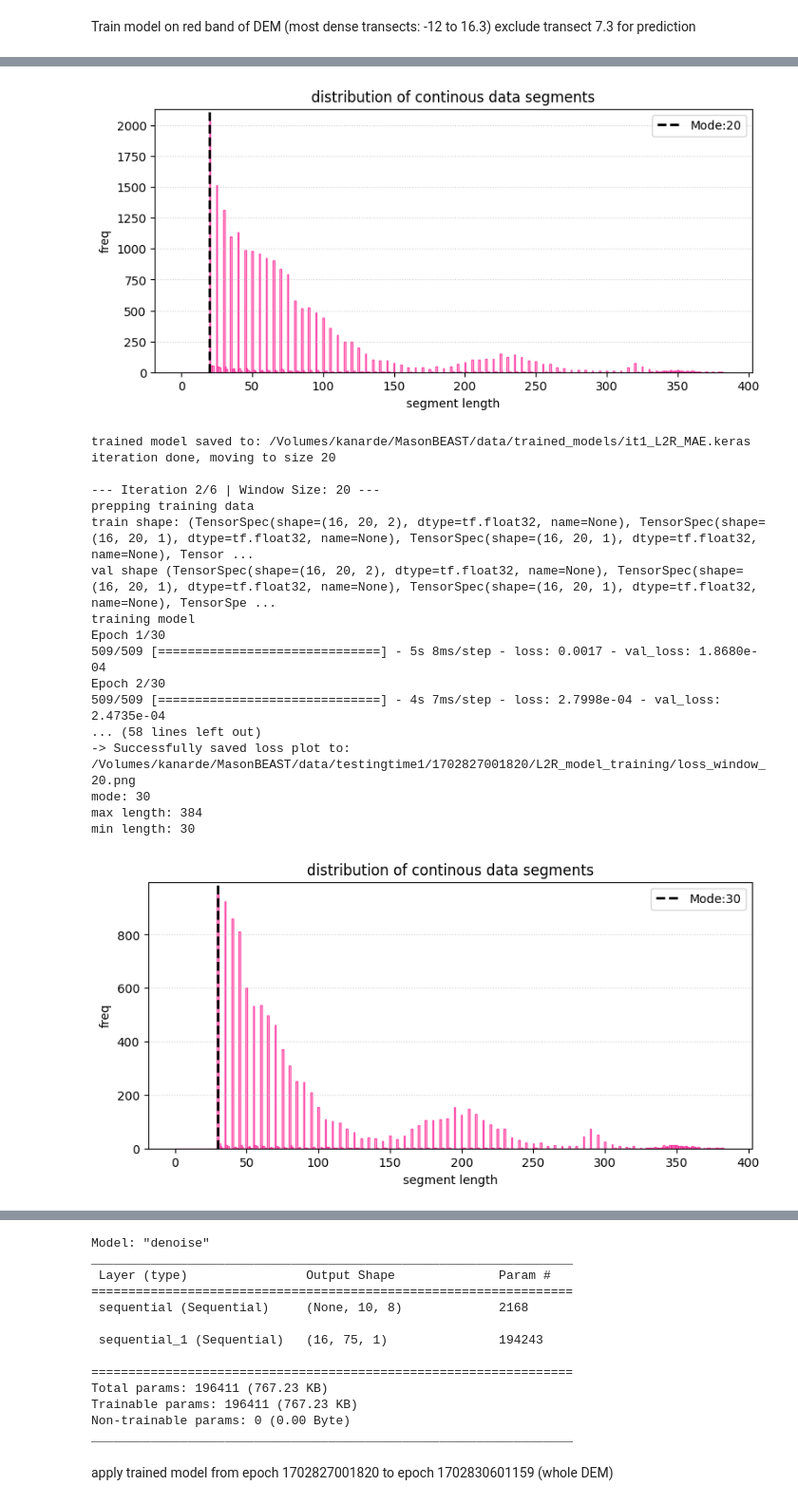
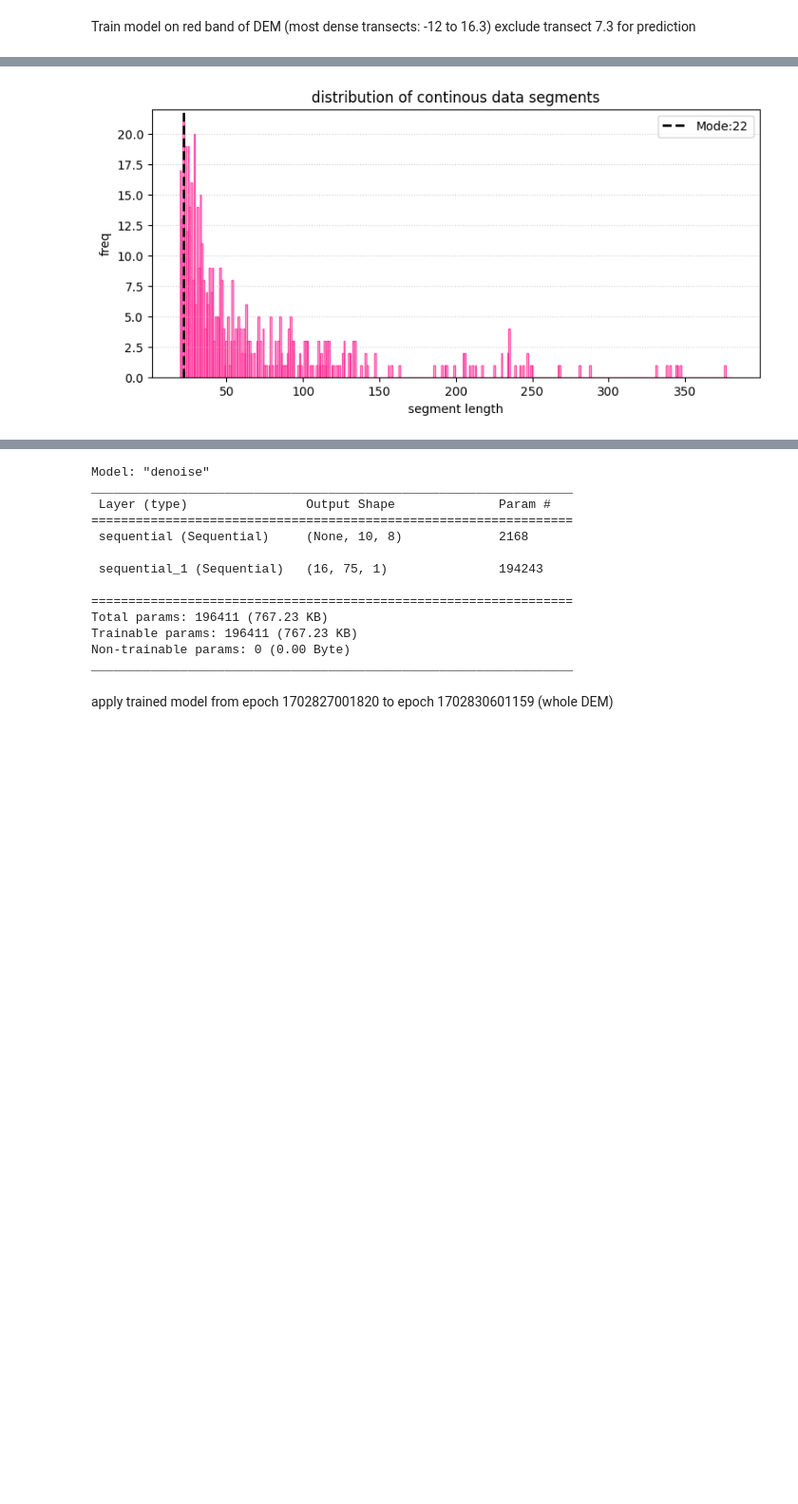
Before and after one commit to NCSU-CHAZ/MasonBEAST, a Jupyter notebook: testingtime1.ipynb, the cells around one changed output, grey strips where cells are left out. Shown at 95% size. Saved outputs shown, nothing was run; the diff lists cells and outputs as text; code cells hidden in the pictures; blank space fills up the shorter version.

Commit message:
only predict on training_ds in train_MAE

```diff
--- a/testingtime1.ipynb
+++ b/testingtime1.ipynb
@@ -265,13 +263,15 @@ def define_L2R_functions():
     def is_gap_too_big(mask,window_size):
         mask_str="".join(mask.astype(int).astype(str))
         return "0"*window_size in mask_str
-    def run_MAE(window_size,train_ds,val_ds, epochs=20):
+    def run_MAE(window_size,train_ds,val_ds, epochs=20,model=None):
         # inirialize model
-        model=Denoise(window_size=window_size)
-        #optimizer_tuned=Adam(learning_rate=1e-4)
-        model.compile(optimizer='adam')
+        if model is None:
+            model=Denoise(window_size=window_size)
+            model.compile(optimizer='adam')
+        else:
+            print("training on pre-existing model")
+            model.compile(optimizer='adam')
 
-        #print(f"Training started for window size: {window_size} (train shape: {train_ds.shape})")
         history=model.fit(train_ds, validation_data=val_ds, epochs=epochs, verbose=1)
         return model, history
 
@@ -428,7 +428,7 @@ def define_L2R_functions():
 # %%
 def define_plotting_functions():
     from collections import Counter
-    def reeval_and_hist(active_mask_df,min_length,target_val=0,plot_histogram=True,stage_label=""):
+    def reeval_and_hist(active_mask_df,min_length,target_val=0,plot_histogram=True,stage_label="",savepath=""):
         # functiin to histogram after reconstruction
         mask_matrix=active_mask_df.values
         spatial_pts,tsteps=mask_matrix.shape
@@ -457,15 +457,18 @@ def define_plotting_functions():
 
         if plot_histogram:
             plt.figure(figsize=(9,4))
-            plt.hist(filtered_lengths,bins=np.arange(min(all_window_lengths)-0.5, max(all_window_lengths)+0.5,1),color='pink',edgecolor='deeppink',alpha=0.7)
+            plt.hist(filtered_lengths,bins=np.arange(min(filtered_lengths)-0.5, max(filtered_lengths)+0.5,1),color='pink',edgecolor='deeppink',alpha=0.7)
             plt.axvline(mode_size,color='black',linestyle='--',linewidth=2,label=f'Mode:{mode_size}')
             plt.title(f'distribution of continous data segments')
             plt.xlabel('segment length')
             plt.ylabel('freq')
             plt.legend()
             plt.grid(axis='y',linestyle=':',alpha=0.6)
-            plt.savefig("histogram_of_windows.png")
+            filename=f"histogram_{stage_label}.png"
+            filepath=os.path.join(savepath,filename)
+            plt.savefig(filepath,bbox_inches='tight')
             plt.show()
+            plt.close()
             return mode_size
 
     def save_stage_video_animation(orig_full_df, recon_no_dune_df, window_size, stage_dir="stage_outputs", interval=500):
@@ -789,12 +835,15 @@ sorted_1820=pd.concat(sorted_1820.values(), keys=sorted_1820.keys())
 sorted_1941=pd.concat(sorted_1941.values(), keys=sorted_1941.keys())
 # %%
 savepath=os.path.join(savepath1820,'L2R_model_training/')
-reconstructed_df,pipeline_history,stages_zoo,MAE_trained,window_size=train_MAE(
+reconstructed_df,pipeline_history,stages_zoo,window_size=train_MAE(
     ds=sorted_1820.iloc[200:,:],
     exclude_tran='7.3',
-    num_training=[-12,16.3],
-    iterations=6,
+    num_training=[0,3], # should be -12 to 16.3 but for testing
+    iterations=8,
     window_size=10,
     savepath=savepath,
-    modelsavepath=modelsavepath)
+    modelsavepath=modelsavepath,
+    initialmodel=None,
+    start_iteration=1
+    )
 # %% [output]
@@ -817,20 +866,2 @@ max length: 384
 min length: 20
-[figure, old version]
+[figure, new version]
-trained model saved to: /Volumes/kanarde/MasonBEAST/data/trained_models/it1_L2R_MAE.keras
-iteration done, moving to size 20
-
---- Iteration 2/6 | Window Size: 20 ---
-prepping training data
-train shape: (TensorSpec(shape=(16, 20, 2), dtype=tf.float32, name=None), TensorSpec(shape=(16, 20, 1), dtype=tf.float32, name=None), TensorSpec(shape=(16, 20, 1), dtype=tf.float32, name=None), Tensor ...
-val shape (TensorSpec(shape=(16, 20, 2), dtype=tf.float32, name=None), TensorSpec(shape=(16, 20, 1), dtype=tf.float32, name=None), TensorSpec(shape=(16, 20, 1), dtype=tf.float32, name=None), TensorSpe ...
-training model
-Epoch 1/30
-509/509 [==============================] - 5s 8ms/step - loss: 0.0017 - val_loss: 1.8680e-04
-Epoch 2/30
-509/509 [==============================] - 4s 7ms/step - loss: 2.7998e-04 - val_loss: 2.4735e-04
-... (58 lines left out)
--> Successfully saved loss plot to: /Volumes/kanarde/MasonBEAST/data/testingtime1/1702827001820/L2R_model_training/loss_window_20.png
-mode: 30
-max length: 384
-min length: 30
-[figure, removed]
```
Also changed, not shown: parts of 4 cells of this notebook.
